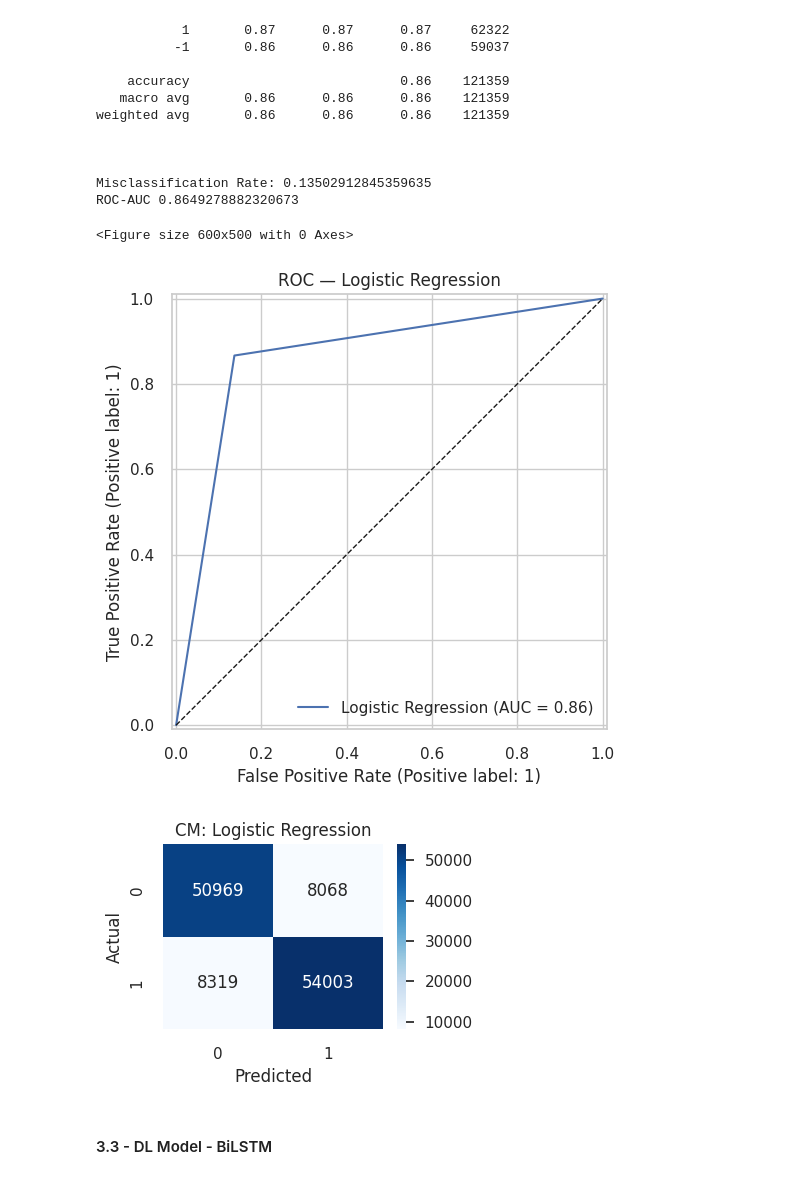
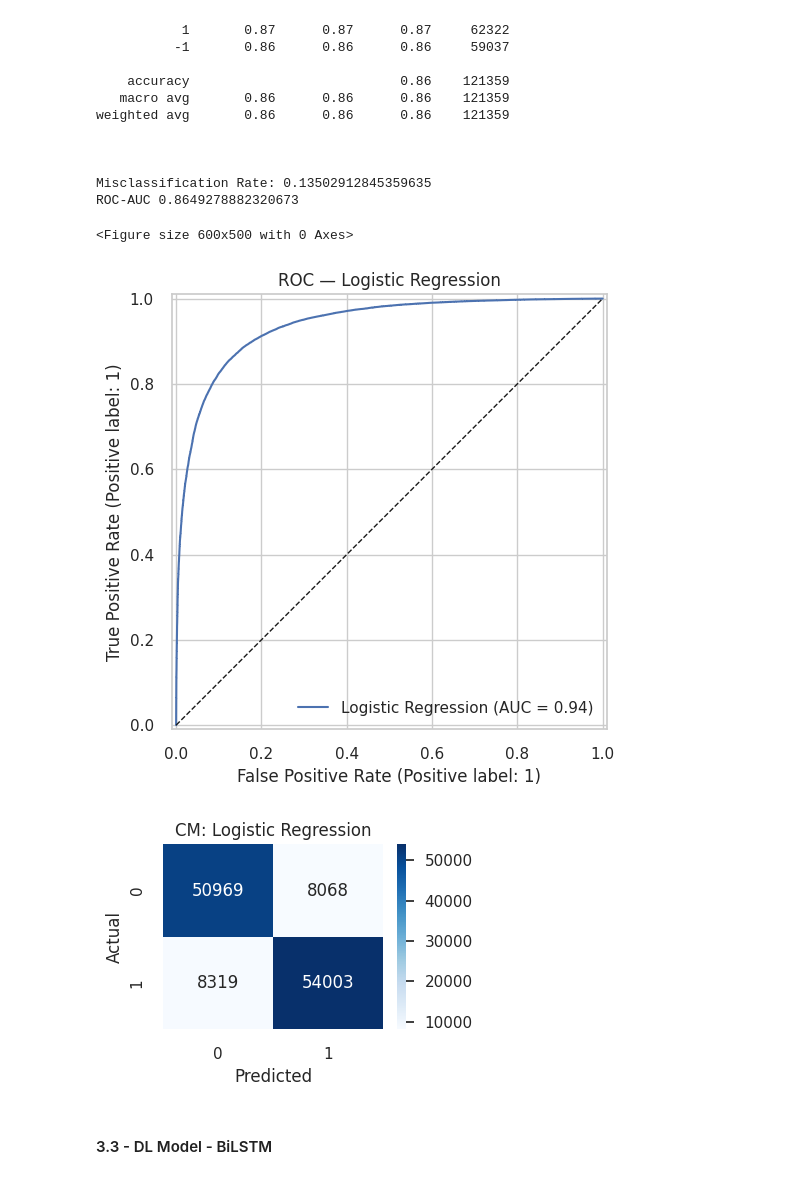
Before and after one commit to fatemalaali/nlp-game-reviews, a Jupyter notebook: game-sentiment-analysis.ipynb, the cells around one changed output. Saved outputs shown, nothing was run; the diff lists cells and outputs as text; code cells hidden in the pictures.

```diff
--- a/game-sentiment-analysis.ipynb
+++ b/game-sentiment-analysis.ipynb
@@ -869,12 +872,15 @@ joblib.dump(lr_pipeline, 'models/lr_pipeline.pkl')
 ['models/lr_pipeline.pkl']
 # %%
 # Uncomment as needed, however as I ran the above It isn't needed to load the model
-lr_pipeline = joblib.load('models/lr_pipeline.pkl')
+# lr_pipeline = joblib.load('models/lr_pipeline.pkl')
 # %%
 
 lr_predictions = lr_pipeline.predict(X_test)
+# %%
+lr_prob = lr_pipeline.predict_proba(X_test)[:, 1]
 # %%
-confusion_matrix(y_test,lr_predictions)
+lr_cm = confusion_matrix(y_test,lr_predictions)
+lr_cm
 # %% [output]
 array([[50969,  8068],
        [ 8319, 54003]])
@@ -897,11 +903,11 @@ Misclassification Rate: 0.13502912845359635
 ROC-AUC 0.8649278882320673
 # %%
 # Plots
-plot_roc(y_test, lr_predictions, "Logistic Regression", "figures/roc_lr.png")
-plot_cm (confusion_matrix(y_test,lr_predictions), "CM: Logistic Regression", "figures/cm_lr.png")
+plot_roc(y_test, lr_prob, "Logistic Regression", "figures/roc_lr.png")
+plot_cm (lr_cm, "CM: Logistic Regression", "figures/cm_lr.png")
 # %% [output]
 <Figure size 600x500 with 0 Axes>
-[figure, old version]
+[figure, new version]
 [figure]
 # %% [markdown]
 #### 3.3 - DL Model - BiLSTM
```
Also changed, not shown: parts of 5 cells of this notebook, 4 other files.
